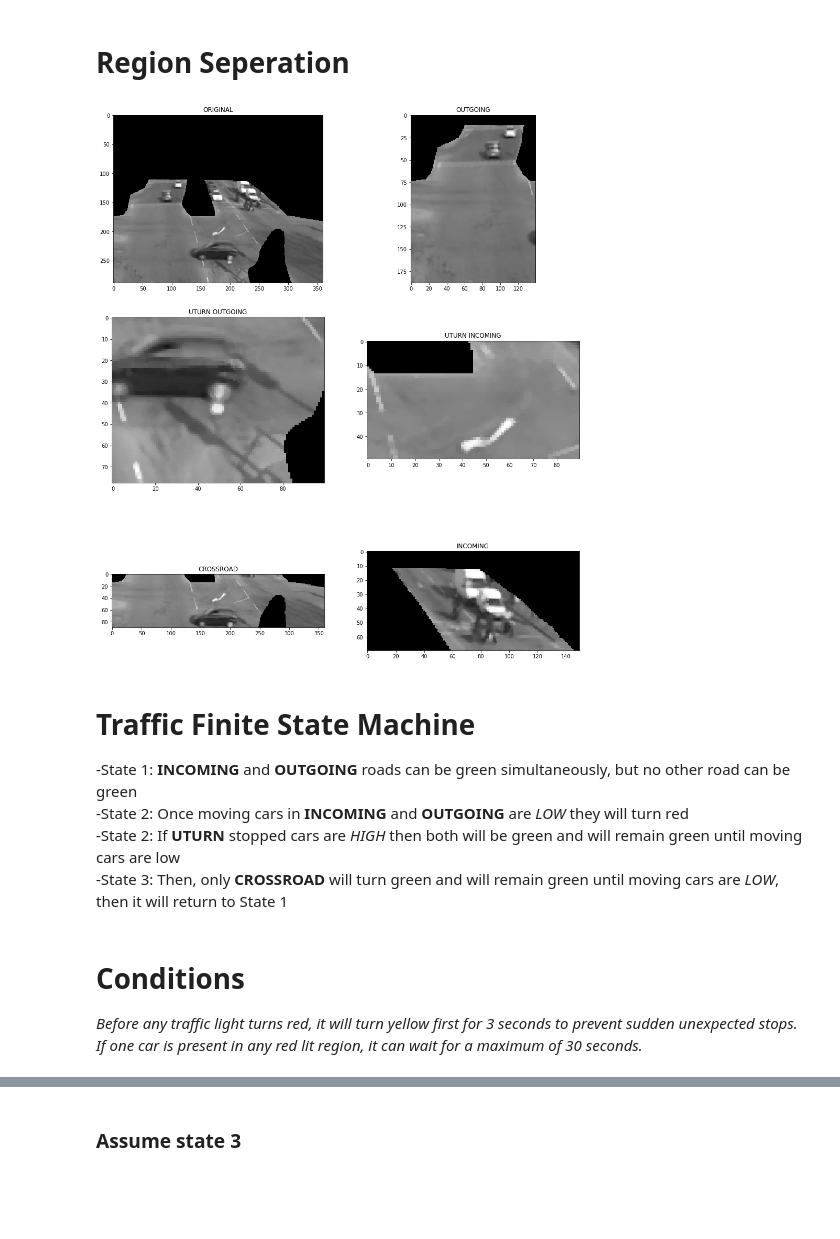
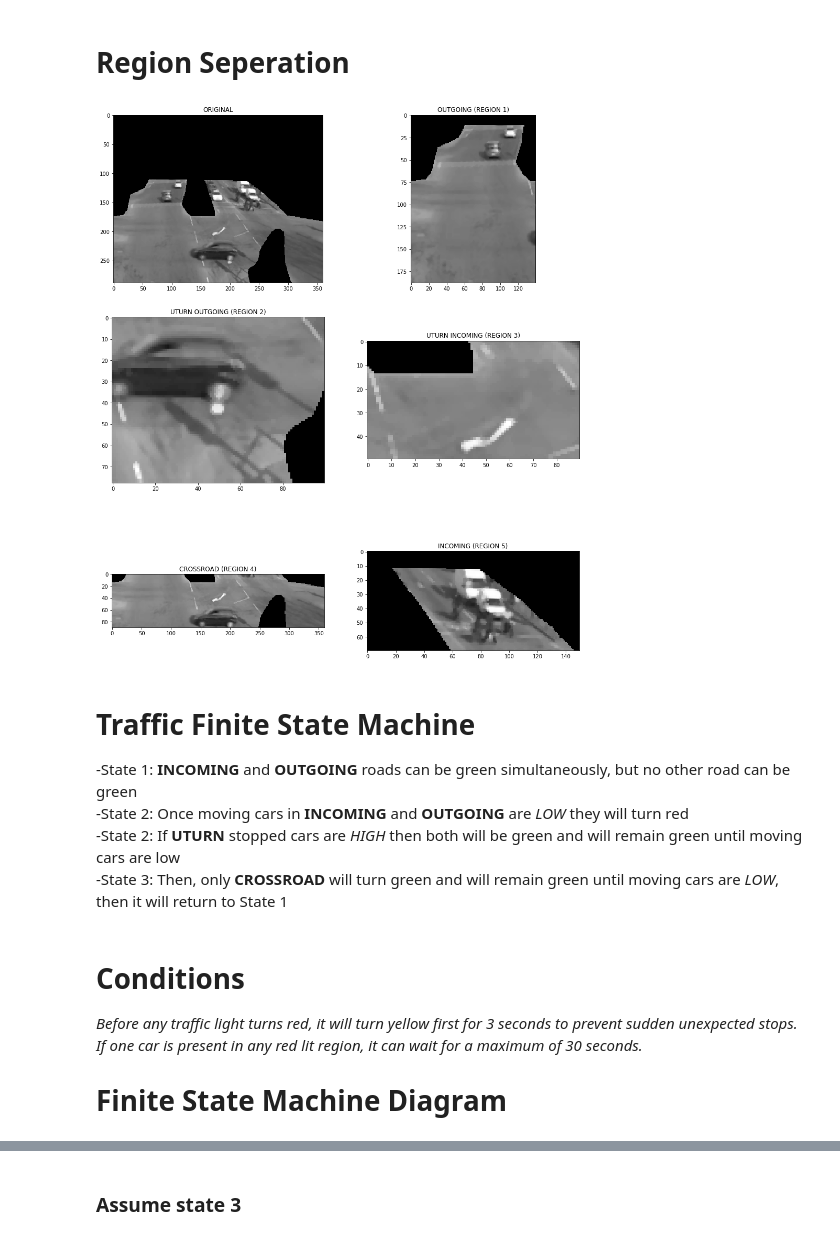
Before and after one commit to Ali-Amin/realtime-smart-traffic-control-system, a Jupyter notebook: main.ipynb, the cells around one changed output, grey strips where cells are left out. Cells and saved outputs as stored; diff of their text form; code cells hidden in the pictures; blank space fills up the shorter version.

Commit message:
added fsm diagram in notebook

```diff
--- a/main.ipynb
+++ b/main.ipynb
@@ -136,41 +136,42 @@ def cropFifthRegion(imgs):
     region5Operand = convertToGrayScale(region5Operand)
     cropped_imgs = []
     for img in imgs:
         new_img= imgAnd( img,region5Operand)[100:170,150:300]
         cropped_imgs.append(new_img)
     return cropped_imgs
 
 
 
 [region1] = cropFirstRegion([frame1_focussed])
 [region2] = cropSecondRegion([frame1_focussed])
 [region3] = cropThirdRegion([frame1_focussed])
 [region4] = cropFourthRegion([frame1_focussed])
 [region5] = cropFifthRegion([frame1_focussed])
 
 
 fig, ((ax1,ax2) , (ax3,ax4), (ax5,ax6)) = plt.subplots(3,2)
 fig.set_size_inches(16,20)
 ax1.imshow(frame1_focussed, 'gray')
 ax2.imshow(region1, 'gray')
 ax3.imshow(region2, 'gray')
 ax4.imshow(region3, 'gray')
 ax5.imshow(region4, 'gray')
 ax6.imshow(region5, 'gray')
 
 ax1.set_title("ORIGINAL")
-ax2.set_title("OUTGOING")
-ax3.set_title("UTURN OUTGOING")
-ax4.set_title("UTURN INCOMING")
-ax5.set_title("CROSSROAD")
-ax6.set_title("INCOMING")
+ax2.set_title("OUTGOING (REGION 1)")
+ax3.set_title("UTURN OUTGOING (REGION 2)")
+ax4.set_title("UTURN INCOMING (REGION 3)")
+ax5.set_title("CROSSROAD (REGION 4)")
+ax6.set_title("INCOMING (REGION 5)")
 
 
 plt.show()
 # %% [output]
-[figure, old version]
+[figure, new version]
 # %% [markdown]
 # Traffic Finite State Machine
+
 
 -State 1: <b>INCOMING</b> and <b>OUTGOING</b> roads can be green simultaneously, but no other road can be green
 <br>
@@ -187,3 +188,5 @@ plt.show()
 <br>
 <i>If one car is present in any red lit region, it can wait for a maximum of 30 seconds.</i>
 <br>
+
+# Finite State Machine Diagram
```
Also changed, not shown: parts of 1 cell of this notebook.
